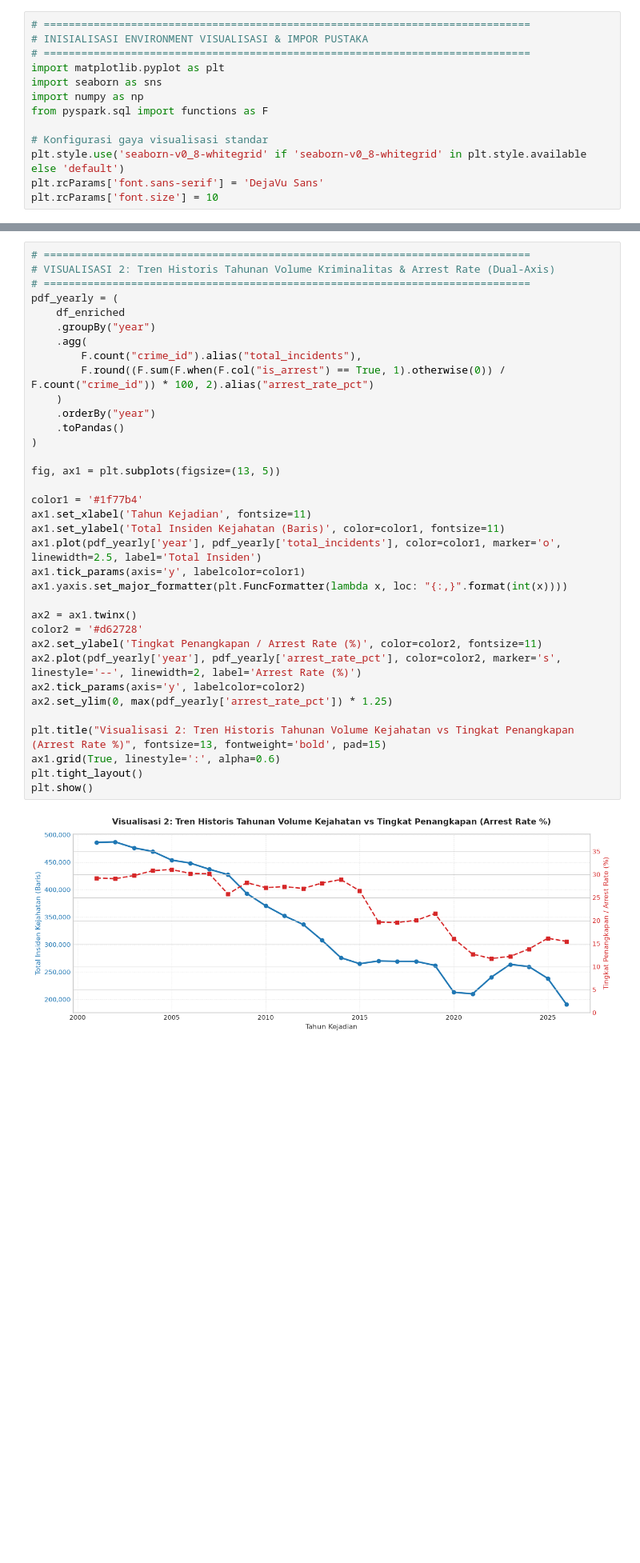
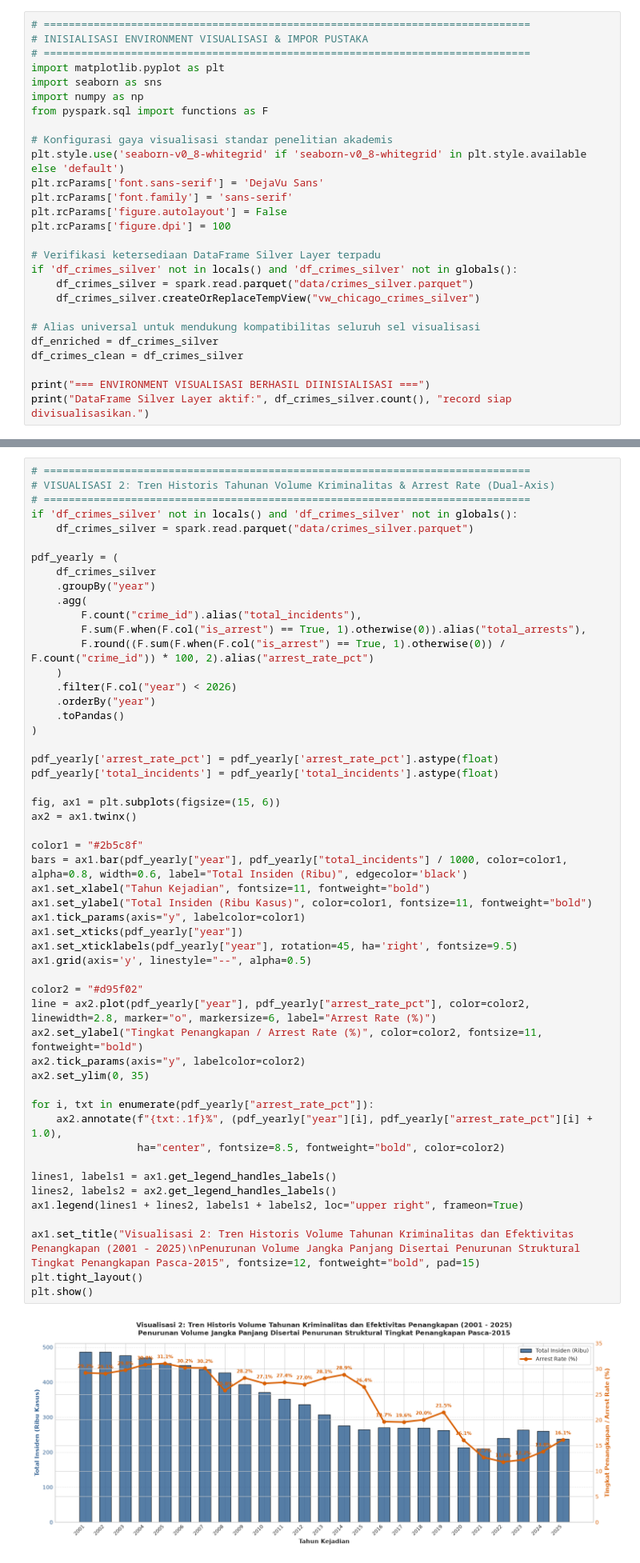
Before and after one commit to ahsan2607/chicago-crimes-analysis, a Jupyter notebook: midterm_part1_to_3_pyspark.ipynb, the cells around one changed output, grey strips where cells are left out. Shown at 80% size. Drawn from its saved outputs; the diff is of its cells as text; blank space fills up the shorter version.

Commit message:
Tambah Data Enrichment dan Pelatihan ML

```diff
--- a/midterm_part1_to_3_pyspark.ipynb
+++ b/midterm_part1_to_3_pyspark.ipynb
@@ -522,7 +661,21 @@ import seaborn as sns
 import numpy as np
 from pyspark.sql import functions as F
 
-# Konfigurasi gaya visualisasi standar
+# Konfigurasi gaya visualisasi standar penelitian akademis
 plt.style.use('seaborn-v0_8-whitegrid' if 'seaborn-v0_8-whitegrid' in plt.style.available else 'default')
 plt.rcParams['font.sans-serif'] = 'DejaVu Sans'
-plt.rcParams['font.size'] = 10
+plt.rcParams['font.family'] = 'sans-serif'
+plt.rcParams['figure.autolayout'] = False
+plt.rcParams['figure.dpi'] = 100
+
+# Verifikasi ketersediaan DataFrame Silver Layer terpadu
+if 'df_crimes_silver' not in locals() and 'df_crimes_silver' not in globals():
+    df_crimes_silver = spark.read.parquet("data/crimes_silver.parquet")
+    df_crimes_silver.createOrReplaceTempView("vw_chicago_crimes_silver")
+
+# Alias universal untuk mendukung kompatibilitas seluruh sel visualisasi
+df_enriched = df_crimes_silver
+df_crimes_clean = df_crimes_silver
+
+print("=== ENVIRONMENT VISUALISASI BERHASIL DIINISIALISASI ===")
+print("DataFrame Silver Layer aktif:", df_crimes_silver.count(), "record siap divisualisasikan.")
@@ -565,38 +730,55 @@ plt.show()
 # %%
 # ==============================================================================
 # VISUALISASI 2: Tren Historis Tahunan Volume Kriminalitas & Arrest Rate (Dual-Axis)
 # ==============================================================================
+if 'df_crimes_silver' not in locals() and 'df_crimes_silver' not in globals():
+    df_crimes_silver = spark.read.parquet("data/crimes_silver.parquet")
+
 pdf_yearly = (
-    df_enriched
+    df_crimes_silver
     .groupBy("year")
     .agg(
         F.count("crime_id").alias("total_incidents"),
+        F.sum(F.when(F.col("is_arrest") == True, 1).otherwise(0)).alias("total_arrests"),
         F.round((F.sum(F.when(F.col("is_arrest") == True, 1).otherwise(0)) / F.count("crime_id")) * 100, 2).alias("arrest_rate_pct")
     )
+    .filter(F.col("year") < 2026)
     .orderBy("year")
     .toPandas()
 )
 
-fig, ax1 = plt.subplots(figsize=(13, 5))
+pdf_yearly['arrest_rate_pct'] = pdf_yearly['arrest_rate_pct'].astype(float)
+pdf_yearly['total_incidents'] = pdf_yearly['total_incidents'].astype(float)
 
-color1 = '#1f77b4'
-ax1.set_xlabel('Tahun Kejadian', fontsize=11)
-ax1.set_ylabel('Total Insiden Kejahatan (Baris)', color=color1, fontsize=11)
-ax1.plot(pdf_yearly['year'], pdf_yearly['total_incidents'], color=color1, marker='o', linewidth=2.5, label='Total Insiden')
-ax1.tick_params(axis='y', labelcolor=color1)
-ax1.yaxis.set_major_formatter(plt.FuncFormatter(lambda x, loc: "{:,}".format(int(x))))
+fig, ax1 = plt.subplots(figsize=(15, 6))
+ax2 = ax1.twinx()
 
-ax2 = ax1.twinx()
-color2 = '#d62728'
-ax2.set_ylabel('Tingkat Penangkapan / Arrest Rate (%)', color=color2, fontsize=11)
-ax2.plot(pdf_yearly['year'], pdf_yearly['arrest_rate_pct'], color=color2, marker='s', linestyle='--', linewidth=2, label='Arrest Rate (%)')
-ax2.tick_params(axis='y', labelcolor=color2)
-ax2.set_ylim(0, max(pdf_yearly['arrest_rate_pct']) * 1.25)
+color1 = "#2b5c8f"
+bars = ax1.bar(pdf_yearly["year"], pdf_yearly["total_incidents"] / 1000, color=color1, alpha=0.8, width=0.6, label="Total Insiden (Ribu)", edgecolor='black')
+ax1.set_xlabel("Tahun Kejadian", fontsize=11, fontweight="bold")
+ax1.set_ylabel("Total Insiden (Ribu Kasus)", color=color1, fontsize=11, fontweight="bold")
+ax1.tick_params(axis="y", labelcolor=color1)
+ax1.set_xticks(pdf_yearly["year"])
+ax1.set_xticklabels(pdf_yearly["year"], rotation=45, ha='right', fontsize=9.5)
+ax1.grid(axis='y', linestyle="--", alpha=0.5)
 
-plt.title("Visualisasi 2: Tren Historis Tahunan Volume Kejahatan vs Tingkat Penangkapan (Arrest Rate %)", fontsize=13, fontweight='bold', pad=15)
-ax1.grid(True, linestyle=':', alpha=0.6)
+color2 = "#d95f02"
+line = ax2.plot(pdf_yearly["year"], pdf_yearly["arrest_rate_pct"], color=color2, linewidth=2.8, marker="o", markersize=6, label="Arrest Rate (%)")
+ax2.set_ylabel("Tingkat Penangkapan / Arrest Rate (%)", color=color2, fontsize=11, fontweight="bold")
+ax2.tick_params(axis="y", labelcolor=color2)
+ax2.set_ylim(0, 35)
+
+for i, txt in enumerate(pdf_yearly["arrest_rate_pct"]):
+    ax2.annotate(f"{txt:.1f}%", (pdf_yearly["year"][i], pdf_yearly["arrest_rate_pct"][i] + 1.0),
+                 ha="center", fontsize=8.5, fontweight="bold", color=color2)
+
+lines1, labels1 = ax1.get_legend_handles_labels()
+lines2, labels2 = ax2.get_legend_handles_labels()
+ax1.legend(lines1 + lines2, labels1 + labels2, loc="upper right", frameon=True)
+
+ax1.set_title("Visualisasi 2: Tren Historis Volume Tahunan Kriminalitas dan Efektivitas Penangkapan (2001 - 2025)\nPenurunan Volume Jangka Panjang Disertai Penurunan Struktural Tingkat Penangkapan Pasca-2015", fontsize=12, fontweight="bold", pad=15)
 plt.tight_layout()
 plt.show()
 # %% [output]
-[figure, old version]
+[figure, new version]
 # %% [markdown]
```
Also changed, not shown: parts of 70 cells of this notebook, 1 other file.
